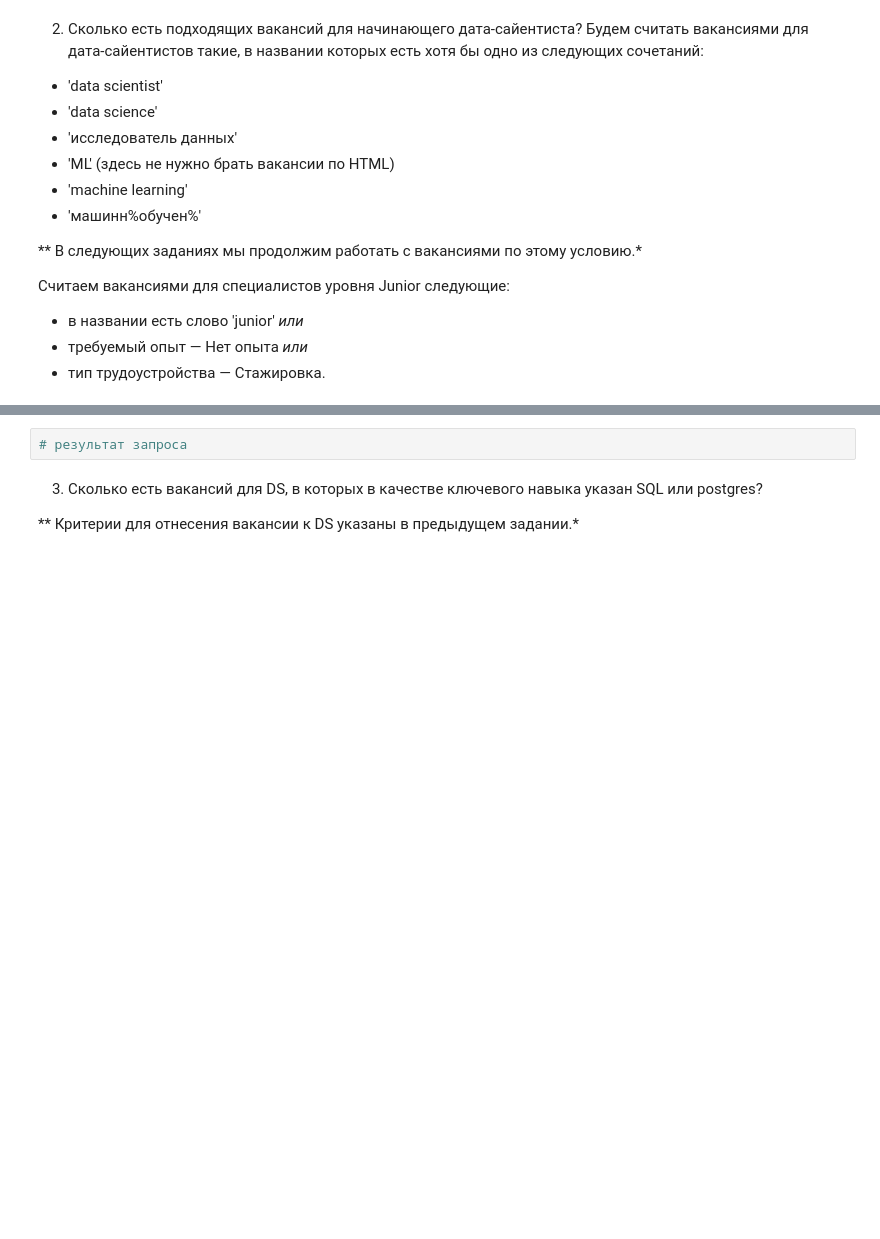
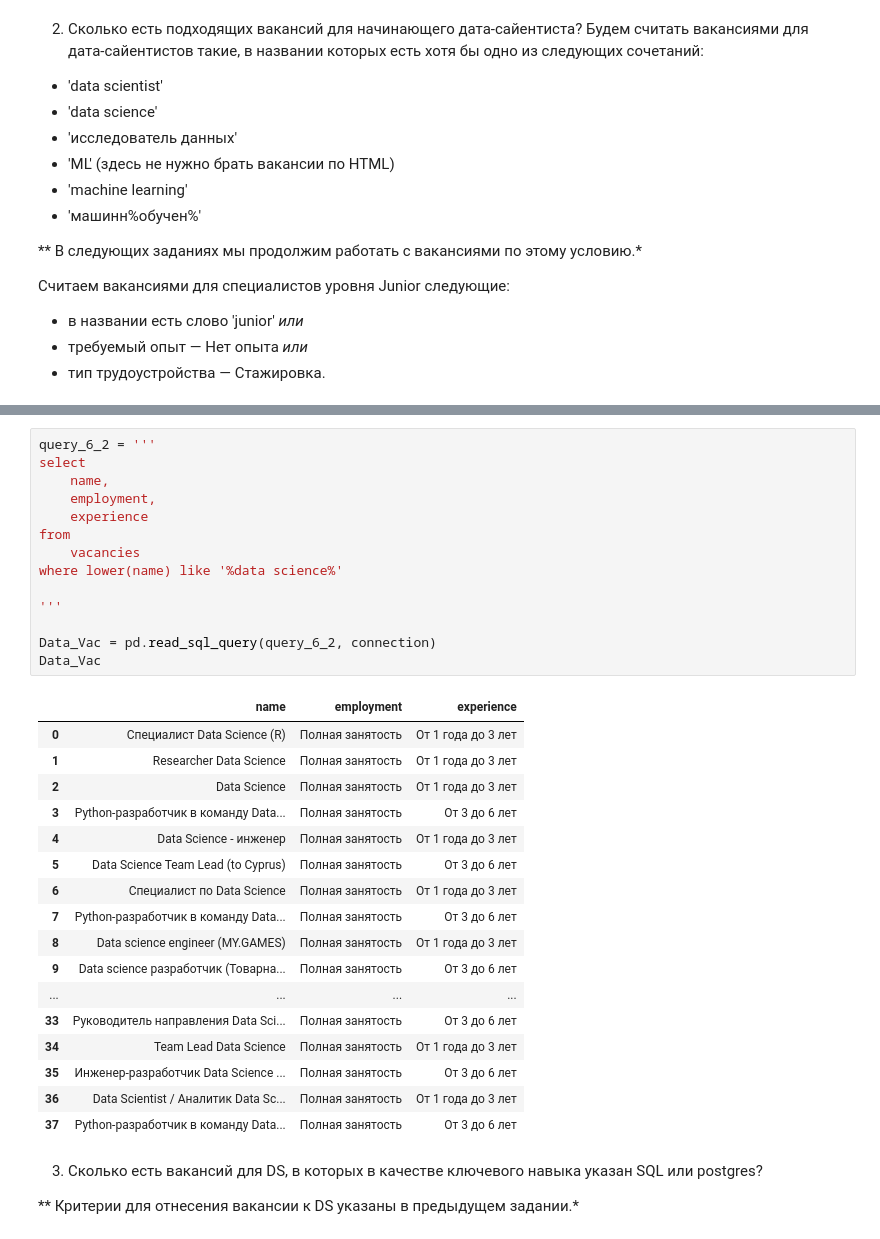
Before and after one commit to YarikKa2/SQL__StudyPrject2, a Jupyter notebook: code/SQL_StudyProject2.ipynb, the cells around one changed output, grey strips where cells are left out. Cells and saved outputs as stored; diff of their text form; blank space fills up the shorter version.

```diff
--- a/code/SQL_StudyProject2.ipynb
+++ b/code/SQL_StudyProject2.ipynb
@@ -572,5 +617,35 @@ display(YaVac_by_City)
 # %%
-# результат запроса
+query_6_2 = '''
+select
+    name,
+    employment,
+    experience
+from
+    vacancies
+where lower(name) like '%data science%'
+
+'''
+
+Data_Vac = pd.read_sql_query(query_6_2, connection)
+Data_Vac
+# %% [output]
+|  | name | employment | experience |
+| 0 | Специалист Data Science (R) | Полная занятость | От 1 года до 3 лет |
+| 1 | Researcher Data Science | Полная занятость | От 1 года до 3 лет |
+| 2 | Data Science | Полная занятость | От 1 года до 3 лет |
+| 3 | Python-разработчик в команду Data... | Полная занятость | От 3 до 6 лет |
+| 4 | Data Science - инженер | Полная занятость | От 1 года до 3 лет |
+| 5 | Data Science Team Lead (to Cyprus) | Полная занятость | От 3 до 6 лет |
+| 6 | Специалист по Data Science | Полная занятость | От 1 года до 3 лет |
+| 7 | Python-разработчик в команду Data... | Полная занятость | От 3 до 6 лет |
+| 8 | Data science engineer (MY.GAMES) | Полная занятость | От 1 года до 3 лет |
+| 9 | Data science разработчик (Товарна... | Полная занятость | От 3 до 6 лет |
+| ... | ... | ... | ... |
+| 33 | Руководитель направления Data Sci... | Полная занятость | От 3 до 6 лет |
+| 34 | Team Lead Data Science | Полная занятость | От 1 года до 3 лет |
+| 35 | Инженер-разработчик Data Science ... | Полная занятость | От 3 до 6 лет |
+| 36 | Data Scientist / Аналитик Data Sc... | Полная занятость | От 1 года до 3 лет |
+| 37 | Python-разработчик в команду Data... | Полная занятость | От 3 до 6 лет |
 # %% [markdown]
 3. Сколько есть вакансий для DS, в которых в качестве ключевого навыка указан SQL или postgres?
 
```
Also changed, not shown: parts of 9 cells of this notebook.
